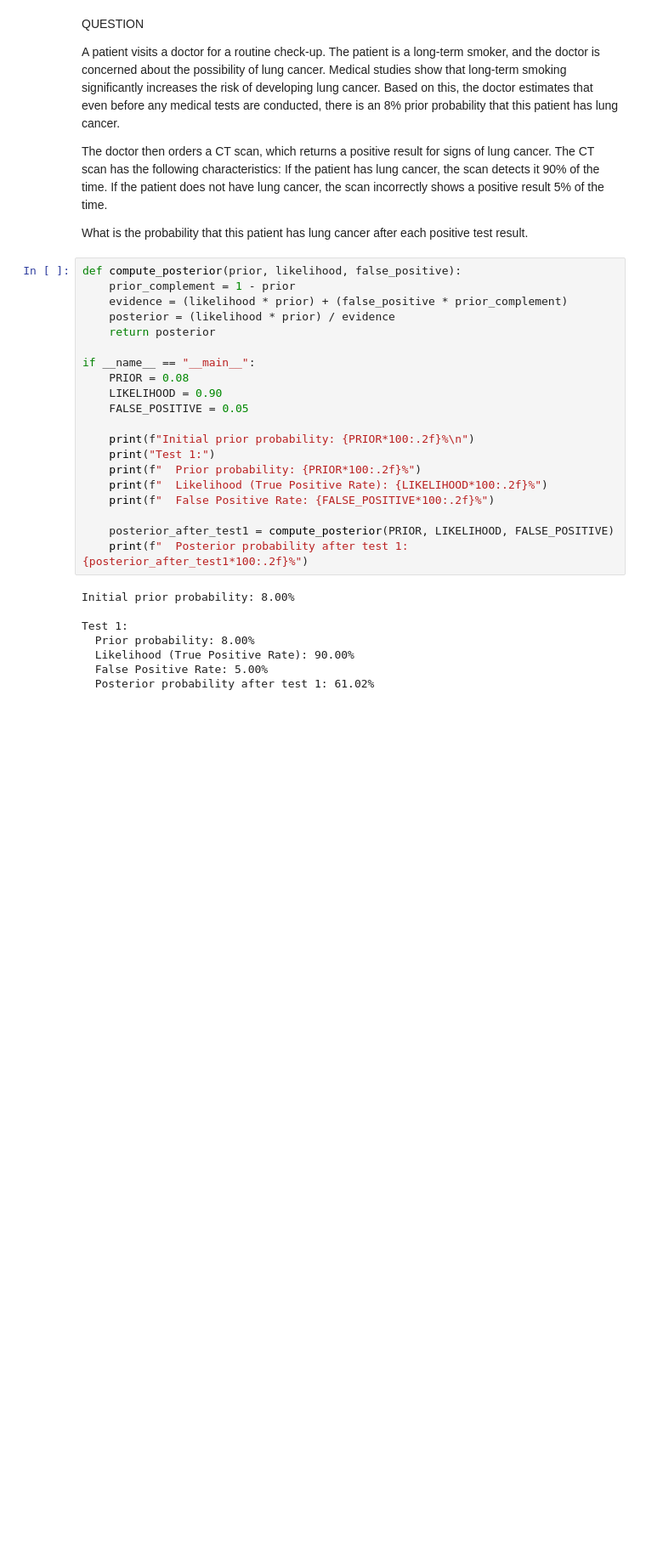
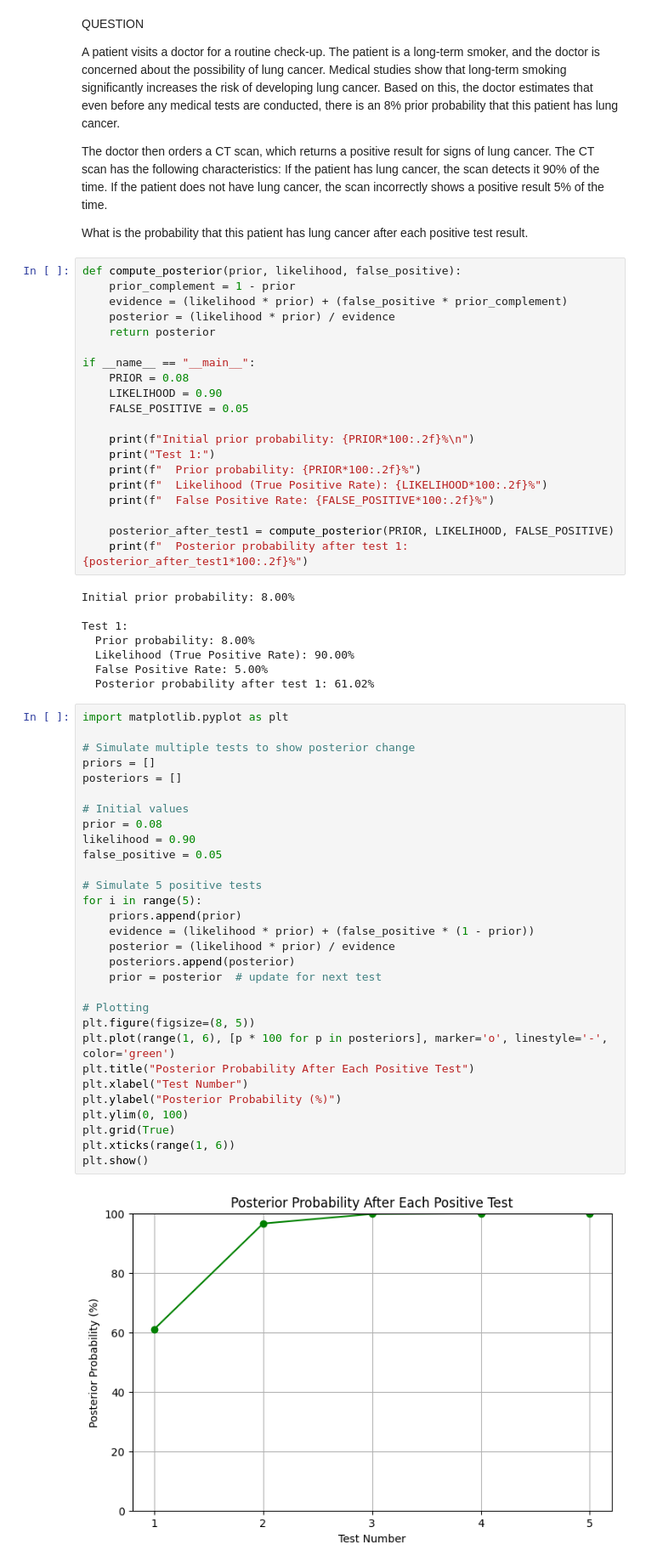
Before and after one commit to Pam-Pam29/Probability-Distributions-Bayesian-Probability-and-Gradient-Descent-Implementation-Group_19, a Jupyter notebook: Probability_Distributions,_Bayesian_Probability,_and_Gradient_Descent_Implementation_Group_19.ipynb, the cells around one changed output. Shown at 85% size. Drawn from its saved outputs; the diff is of its cells as text; blank space fills up the shorter version.

Commit message:
Plotted the posterior probability

```diff
--- a/Probability_Distributions,_Bayesian_Probability,_and_Gradient_Descent_Implementation_Group_19.ipynb
+++ b/Probability_Distributions,_Bayesian_Probability,_and_Gradient_Descent_Implementation_Group_19.ipynb
@@ -209,3 +209,35 @@ Test 1:
   Likelihood (True Positive Rate): 90.00%
   False Positive Rate: 5.00%
   Posterior probability after test 1: 61.02%
+# %%
+import matplotlib.pyplot as plt
+
+# Simulate multiple tests to show posterior change
+priors = []
+posteriors = []
+
+# Initial values
+prior = 0.08
+likelihood = 0.90
+false_positive = 0.05
+
+# Simulate 5 positive tests
+for i in range(5):
+    priors.append(prior)
+    evidence = (likelihood * prior) + (false_positive * (1 - prior))
+    posterior = (likelihood * prior) / evidence
+    posteriors.append(posterior)
+    prior = posterior  # update for next test
+
+# Plotting
+plt.figure(figsize=(8, 5))
+plt.plot(range(1, 6), [p * 100 for p in posteriors], marker='o', linestyle='-', color='green')
+plt.title("Posterior Probability After Each Positive Test")
+plt.xlabel("Test Number")
+plt.ylabel("Posterior Probability (%)")
+plt.ylim(0, 100)
+plt.grid(True)
+plt.xticks(range(1, 6))
+plt.show()
+# %% [output]
+[figure, added]
```
Also changed, not shown: parts of 1 cell of this notebook.
